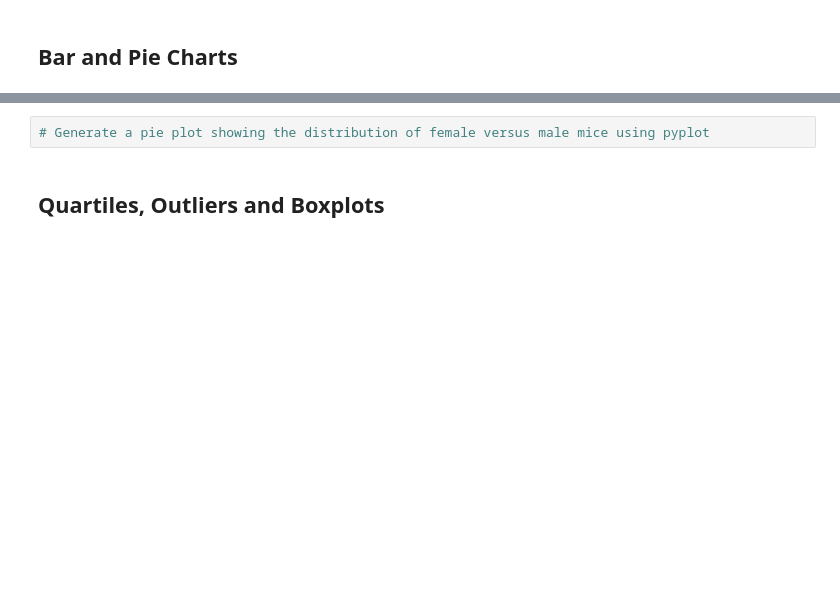
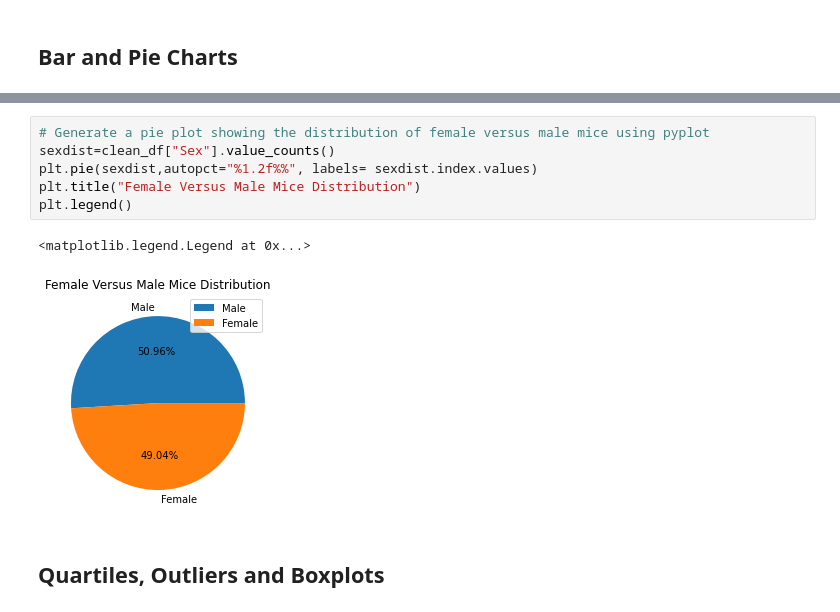
Before and after one commit to haniehbabaee/Data-Visualization, a Jupyter notebook: matplotlib/pymaceuticals_starter.ipynb, the cells around one changed output, grey strips where cells are left out. Drawn from its saved outputs; the diff is of its cells as text; blank space fills up the shorter version.

```diff
--- a/matplotlib/pymaceuticals_starter.ipynb
+++ b/matplotlib/pymaceuticals_starter.ipynb
@@ -113,5 +175,12 @@ Length: 1893, dtype: bool
 # %%
 # Generate a pie plot showing the distribution of female versus male mice using pyplot
+sexdist=clean_df["Sex"].value_counts()
+plt.pie(sexdist,autopct="%1.2f%%", labels= sexdist.index.values)
+plt.title("Female Versus Male Mice Distribution")
+plt.legend()
+# %% [output]
+<matplotlib.legend.Legend at 0x...>
+[figure, added]
 # %% [markdown]
 ## Quartiles, Outliers and Boxplots
 # %%
```
Also changed, not shown: parts of 23 cells of this notebook.
